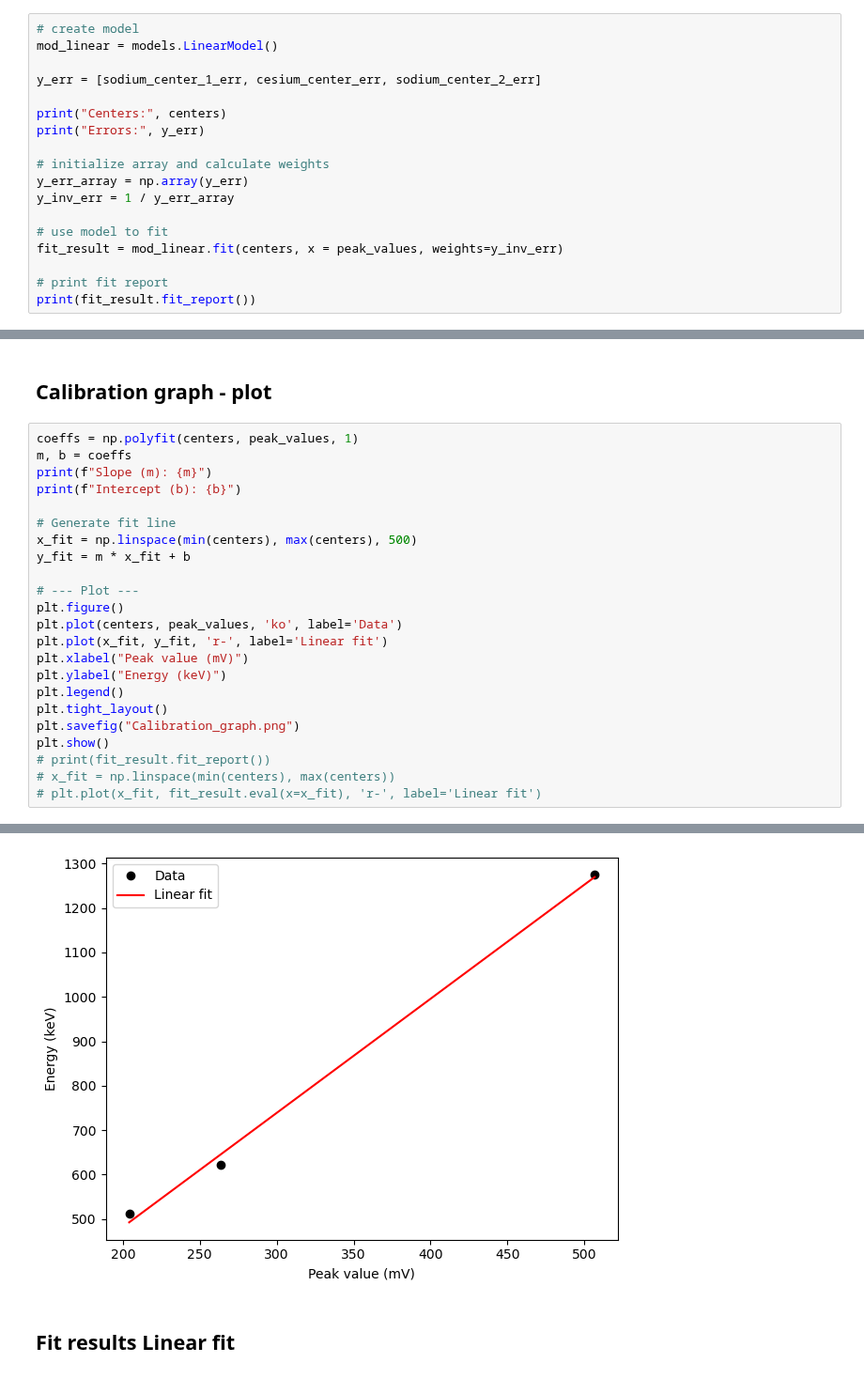
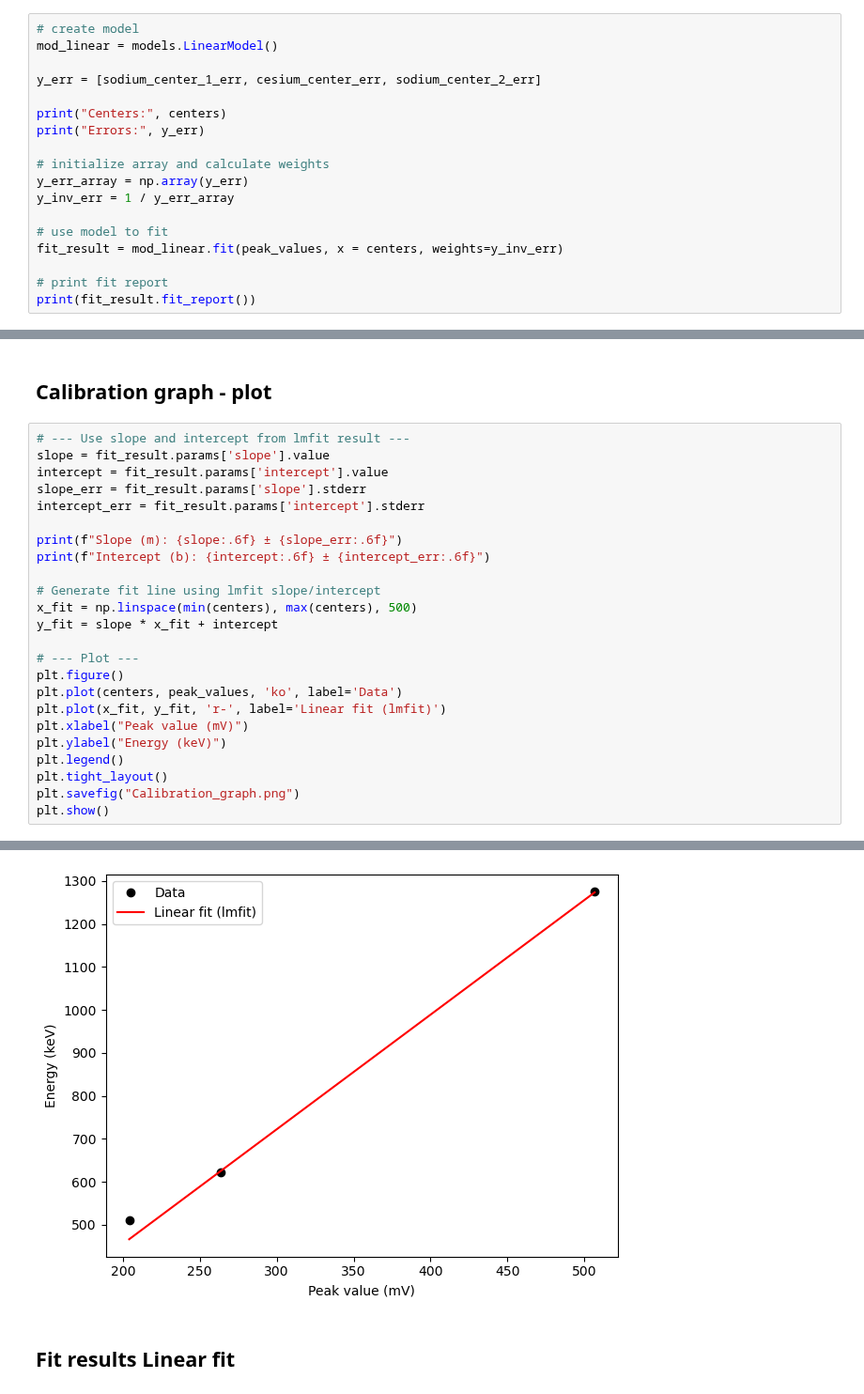
Before and after one commit to SannevWestrenen/NSP2-Particle-Physics---Charley-Sanne, a Jupyter notebook: calibration/Particle Physics - Charley & Sanne.ipynb, the cells around one changed output, grey strips where cells are left out. Shown at 94% size. Cells and saved outputs as stored; diff of their text form.

```diff
--- a/calibration/Particle Physics - Charley & Sanne.ipynb
+++ b/calibration/Particle Physics - Charley & Sanne.ipynb
@@ -246,7 +246,7 @@ y_err_array = np.array(y_err)
 y_inv_err = 1 / y_err_array
 
 # use model to fit
-fit_result = mod_linear.fit(centers, x = peak_values, weights=y_inv_err)
+fit_result = mod_linear.fit(peak_values, x = centers, weights=y_inv_err)
 
 # print fit report
 print(fit_result.fit_report())
@@ -273,26 +273,27 @@ Errors: [0.26247943834914533, 0.0620692817341873, 0.08065472549870456]
 # %% [markdown]
 ## Calibration graph - plot
 # %%
-coeffs = np.polyfit(centers, peak_values, 1)
-m, b = coeffs
-print(f"Slope (m): {m}")
-print(f"Intercept (b): {b}")
+# --- Use slope and intercept from lmfit result ---
+slope = fit_result.params['slope'].value
+intercept = fit_result.params['intercept'].value
+slope_err = fit_result.params['slope'].stderr
+intercept_err = fit_result.params['intercept'].stderr
 
-# Generate fit line
+print(f"Slope (m): {slope:.6f} ± {slope_err:.6f}")
+print(f"Intercept (b): {intercept:.6f} ± {intercept_err:.6f}")
+
+# Generate fit line using lmfit slope/intercept
 x_fit = np.linspace(min(centers), max(centers), 500)
-y_fit = m * x_fit + b
+y_fit = slope * x_fit + intercept
 
 # --- Plot ---
 plt.figure()
 plt.plot(centers, peak_values, 'ko', label='Data')
-plt.plot(x_fit, y_fit, 'r-', label='Linear fit')
+plt.plot(x_fit, y_fit, 'r-', label='Linear fit (lmfit)')
 plt.xlabel("Peak value (mV)")
 plt.ylabel("Energy (keV)")
 plt.legend()
 plt.tight_layout()
 plt.savefig("Calibration_graph.png")
 plt.show()
-# print(fit_result.fit_report())
-# x_fit = np.linspace(min(centers), max(centers))
-# plt.plot(x_fit, fit_result.eval(x=x_fit), 'r-', label='Linear fit')
 # %% [output]
@@ -301,4 +302,4 @@ Intercept (b): -31.850676110791614
-[figure, old version]
+[figure, new version]
 # %% [markdown]
 ## Fit results Linear fit
 # %%
```
Also changed, not shown: parts of 5 cells of this notebook, 2 other files.
